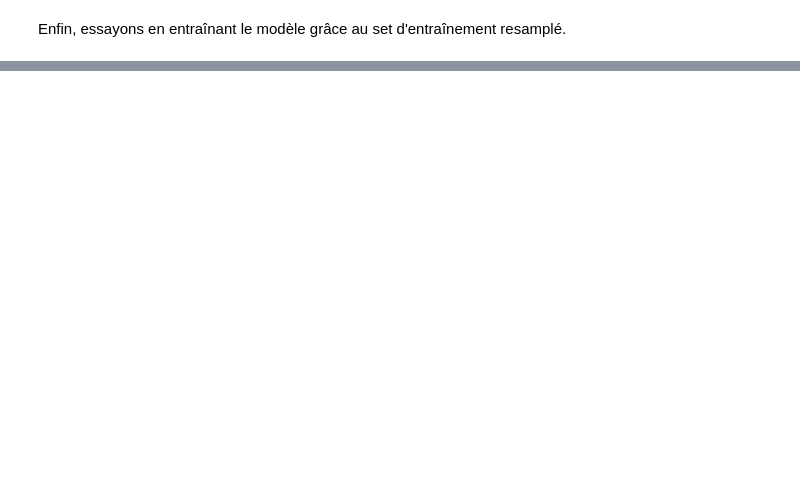
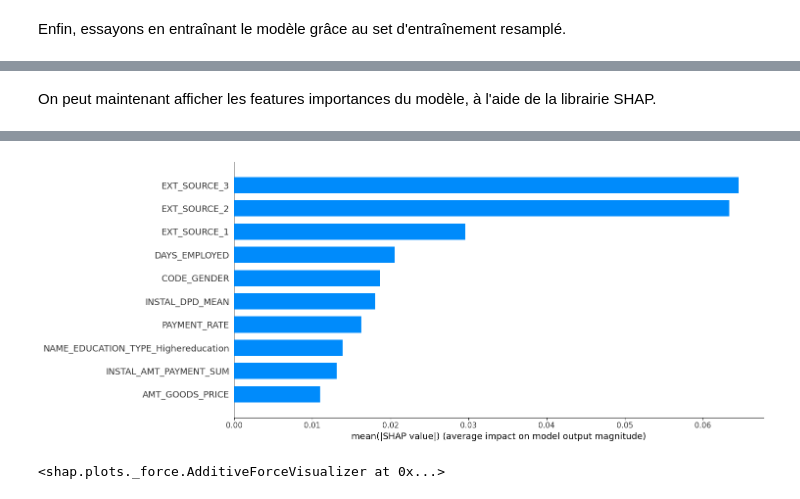
Before and after one commit to Haelios/Projet_7_OC, a Jupyter notebook: Feature engineering et création du modèle.ipynb, the cells around one changed output, grey strips where cells are left out. Cells and saved outputs as stored; diff of their text form; code cells hidden in the pictures; blank space fills up the shorter version.

```diff
--- a/Feature engineering et création du modèle.ipynb
+++ b/Feature engineering et création du modèle.ipynb
@@ -816,0 +921,13 @@ df_train.to_csv('df_train.csv', index=False)
+# %% [markdown]
+On peut maintenant afficher les features importances du modèle, à l'aide de la librairie SHAP.
+# %%
+import shap
+import warnings
+warnings.filterwarnings("ignore", message=".*The 'nopython' keyword.*")
+shap.initjs()
+
+explainer = shap.TreeExplainer(best_est, df_train.drop(['TARGET', 'SK_ID_CURR'], axis=1), model_output='probability')
+shap_values = explainer.shap_values(df_train.drop(['TARGET', 'SK_ID_CURR'], axis=1))
+
+shap.summary_plot(shap_values, df_train.drop(['TARGET', 'SK_ID_CURR'], axis=1), feature_names=x_train.columns, plot_size = (15,6), plot_type='bar',max_display=10)
+# %% [output]
@@ -816,0 +935,8 @@ df_train.to_csv('df_train.csv', index=False)
+[figure, added]
+# %%
+shap.force_plot(
+    explainer.expected_value, shap_values[0,:], df_train.drop(['TARGET', 'SK_ID_CURR'], axis=1).iloc[0,:],
+    feature_names=x_train.columns
+)
+# %% [output]
+<shap.plots._force.AdditiveForceVisualizer at 0x...>
```
Also changed, not shown: parts of 35 cells of this notebook.
